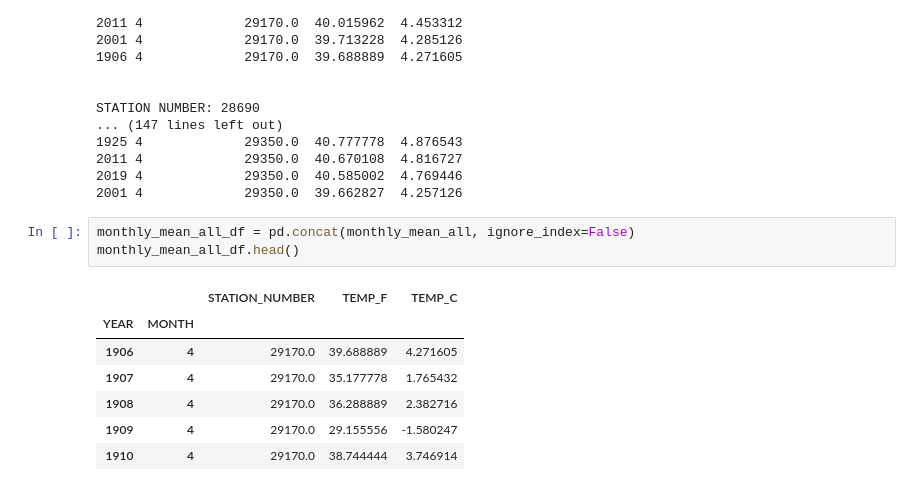
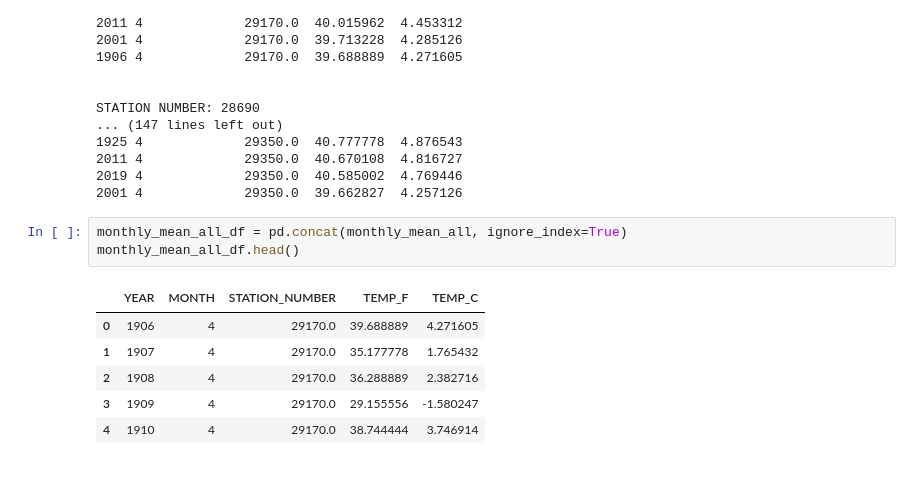
Before and after one commit to understar/GeoPythonLearning, a Jupyter notebook: Lesson6.ipynb, the cells around one changed output. Saved outputs shown, nothing was run; the diff lists cells and outputs as text.

```diff
--- a/Lesson6.ipynb
+++ b/Lesson6.ipynb
@@ -554,13 +554,12 @@ STATION NUMBER: 28690
 2019 4             29350.0  40.585002  4.769446
 2001 4             29350.0  39.662827  4.257126
 # %%
-monthly_mean_all_df = pd.concat(monthly_mean_all, ignore_index=False)
+monthly_mean_all_df = pd.concat(monthly_mean_all, ignore_index=True)
 monthly_mean_all_df.head()
 # %% [output]
-|  |  | STATION_NUMBER | TEMP_F | TEMP_C |
-| YEAR | MONTH |  |  |  |
-| 1906 | 4 | 29170.0 | 39.688889 | 4.271605 |
-| 1907 | 4 | 29170.0 | 35.177778 | 1.765432 |
-| 1908 | 4 | 29170.0 | 36.288889 | 2.382716 |
-| 1909 | 4 | 29170.0 | 29.155556 | -1.580247 |
-| 1910 | 4 | 29170.0 | 38.744444 | 3.746914 |
+|  | YEAR | MONTH | STATION_NUMBER | TEMP_F | TEMP_C |
+| 0 | 1906 | 4 | 29170.0 | 39.688889 | 4.271605 |
+| 1 | 1907 | 4 | 29170.0 | 35.177778 | 1.765432 |
+| 2 | 1908 | 4 | 29170.0 | 36.288889 | 2.382716 |
+| 3 | 1909 | 4 | 29170.0 | 29.155556 | -1.580247 |
+| 4 | 1910 | 4 | 29170.0 | 38.744444 | 3.746914 |
```
Also changed, not shown: parts of 4 cells of this notebook, 20 other files.
